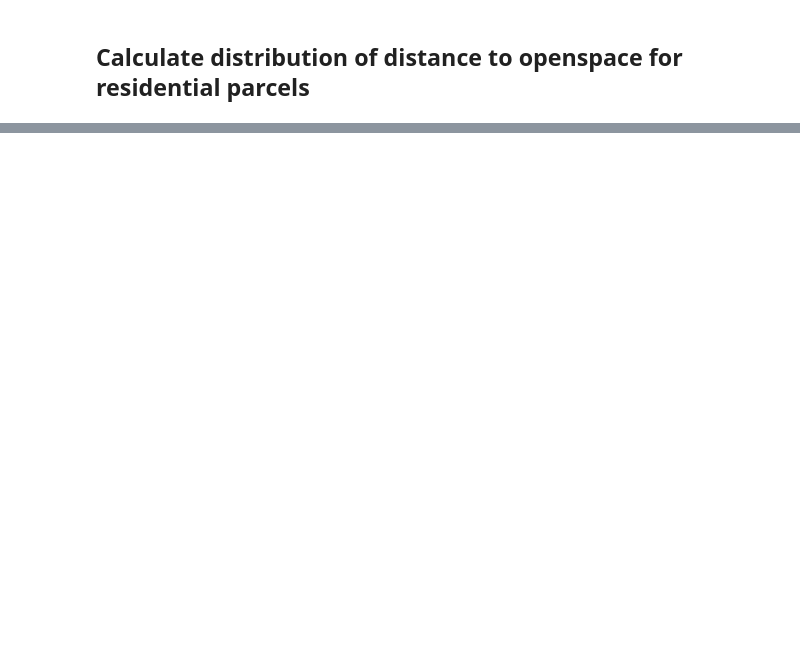
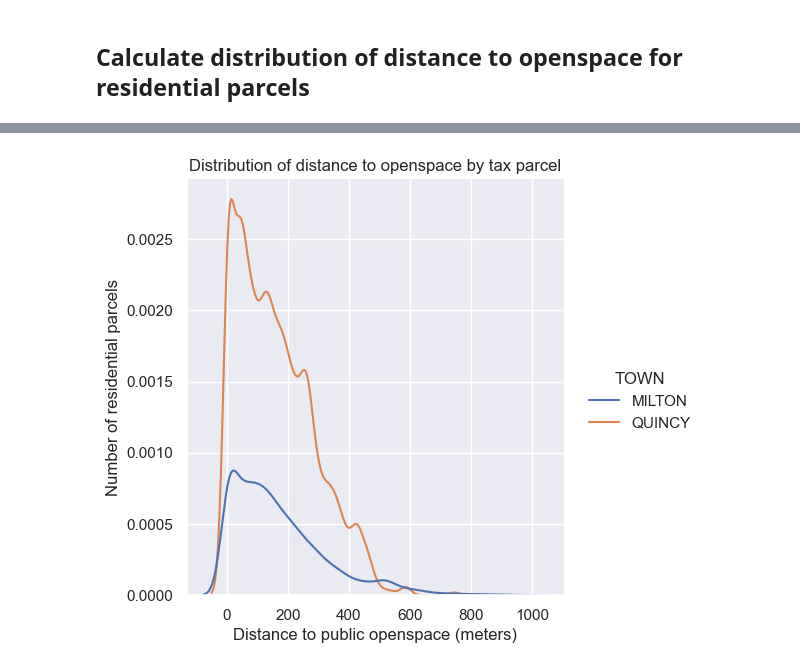
Before and after one commit to ahasha/milton_maps, a Jupyter notebook: notebooks/milton_maps.ipynb, the cells around one changed output, grey strips where cells are left out. Drawn from its saved outputs; the diff is of its cells as text; code cells hidden in the pictures; blank space fills up the shorter version.

```diff
--- a/notebooks/milton_maps.ipynb
+++ b/notebooks/milton_maps.ipynb
@@ -471,3 +216,5 @@ assessor_df.info()
+# %%
+accessible_openspace = openspace[openspace['PUB_ACCESS']=="Yes (open to public)"]
 # %%
-result = gpd.sjoin_nearest(residential_parcels, accessible_openspace, how="left", distance_col="distance_to_openspace")
+result = gpd.sjoin_nearest(residential_tax_parcels, accessible_openspace, how="left", distance_col="distance_to_openspace")
 result.head()
@@ -474,7 +230,9 @@ result.head()
 # %%
-g = sns.displot(result.reset_index(), x='distance_to_openspace')
+g = sns.displot(result.reset_index(), x='distance_to_openspace', hue="TOWN", kind="kde")
 g.set(xlabel="Distance to public openspace (meters)",
       ylabel="Number of residential parcels",
-      title="Distribution of distance to openspace by tax parcel in Milton, MA")
+      title="Distribution of distance to openspace by tax parcel")
 plt.show()
+# %% [output]
+[figure, added]
 # %%
```
Also changed, not shown: parts of 94 cells of this notebook, 9 other files.
